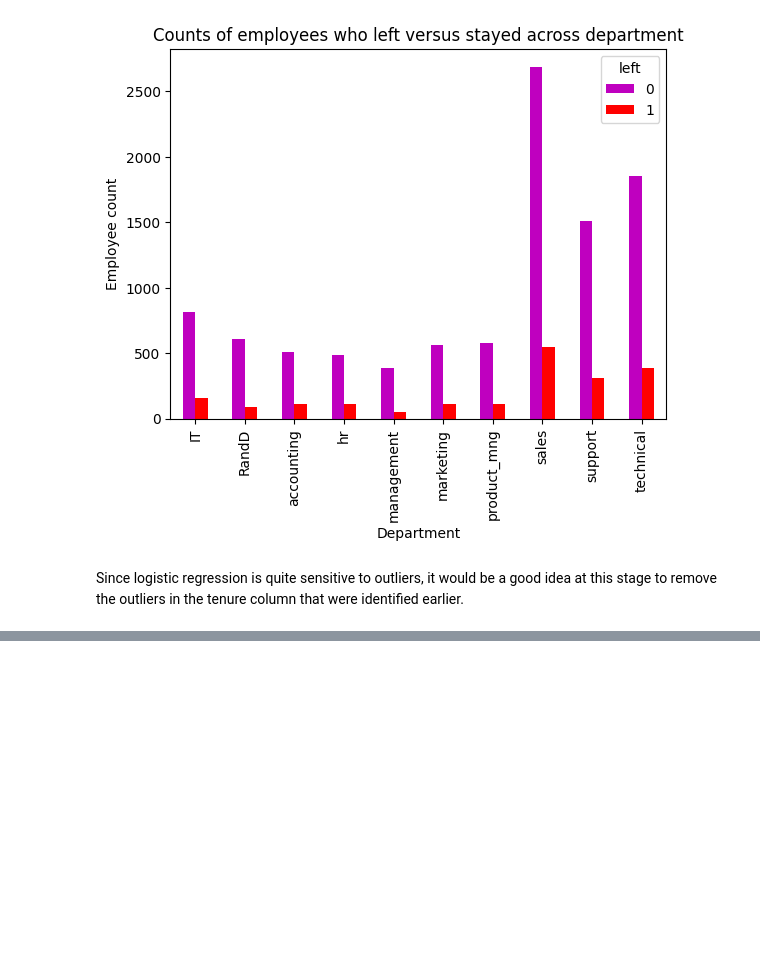
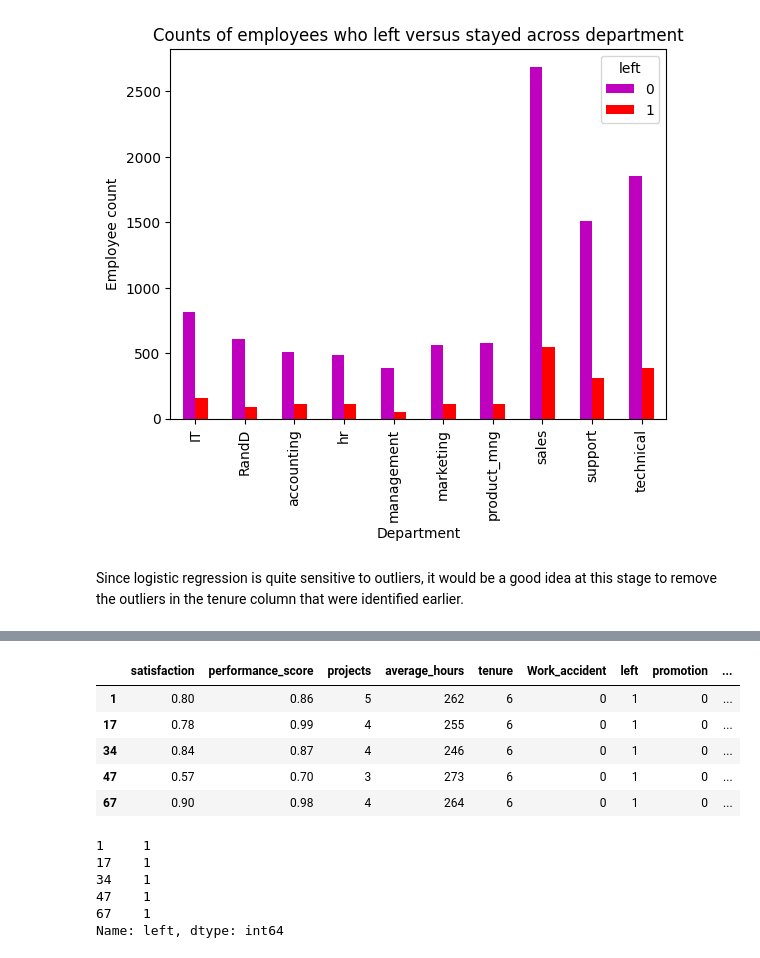
Before and after one commit to ajeronimoguerra/Case-Study-in-R---Amazon-BestBookselling-09-22, a Jupyter notebook: high-employee-turnover-rate.ipynb, the cells around one changed output, grey strips where cells are left out. Saved outputs shown, nothing was run; the diff lists cells and outputs as text; code cells hidden in the pictures; blank space fills up the shorter version.

```diff
--- a/high-employee-turnover-rate.ipynb
+++ b/high-employee-turnover-rate.ipynb
@@ -120,17 +120,35 @@ Based on the data, we can explore the following relationships and hypotheses:
 # %% [markdown]
 ### Import packages
 # %%
+# For data manipulation
+import numpy as np
 import pandas as pd
-import numpy as np
+
+# For data visualization
 import matplotlib.pyplot as plt
 import seaborn as sns
-from sklearn.model_selection import train_test_split
-from sklearn.preprocessing import LabelEncoder
+
+# For displaying all of the columns in dataframes
+pd.set_option('display.max_columns', None)
+
+# For data modeling
+from xgboost import XGBClassifier
+from xgboost import XGBRegressor
+from xgboost import plot_importance
+
 from sklearn.linear_model import LogisticRegression
 from sklearn.tree import DecisionTreeClassifier
 from sklearn.ensemble import RandomForestClassifier
-from xgboost import XGBClassifier
-from sklearn.metrics import accuracy_score, precision_score, recall_score, f1_score, roc_auc_score### Load dataset
+
+# For metrics and helpful functions
+from sklearn.model_selection import GridSearchCV, train_test_split
+from sklearn.metrics import accuracy_score, precision_score, recall_score,\
+f1_score, confusion_matrix, ConfusionMatrixDisplay, classification_report
+from sklearn.metrics import roc_auc_score, roc_curve
+from sklearn.tree import plot_tree
+
+# For saving models
+import pickle
 # %% [markdown]
 ### Load dataset
 # %%
@@ -588,6 +613,29 @@ Since logistic regression is quite sensitive to outliers, it would be a good ide
 # %%
-Q1 = df0_no_duplicates['tenure'].quantile(0.25)
-Q3 = df0_no_duplicates['tenure'].quantile(0.75)
+#Outliers can be defined as data points that lie outside of 1.5 times the IQR from the quartiles
+Q1 = df_enc['tenure'].quantile(0.25)
+Q3 = df_enc['tenure'].quantile(0.75)
 IQR = Q3 - Q1
 
-outliers = df0_no_duplicates[(df0_no_duplicates['tenure'] < Q1 - 1.5 * IQR) | (df0_no_duplicates['tenure'] > Q3 + 1.5 * IQR)]
+df_logreg = df_enc[(df_enc['tenure'] < Q1 - 1.5 * IQR) | (df_enc['tenure'] > Q3 + 1.5 * IQR)]
+# Display first few rows of new dataframe
+df_logreg.head()
+# %% [output]
+|  | satisfaction | performance_score | projects | average_hours | tenure | Work_accident | left | promotion | ... |
+| 1 | 0.80 | 0.86 | 5 | 262 | 6 | 0 | 1 | 0 | ... |
+| 17 | 0.78 | 0.99 | 4 | 255 | 6 | 0 | 1 | 0 | ... |
+| 34 | 0.84 | 0.87 | 4 | 246 | 6 | 0 | 1 | 0 | ... |
+| 47 | 0.57 | 0.70 | 3 | 273 | 6 | 0 | 1 | 0 | ... |
+| 67 | 0.90 | 0.98 | 4 | 264 | 6 | 0 | 1 | 0 | ... |
+# %%
+# Isolate the outcome variable
+y = df_logreg['left']
+
+# Display first few rows of the outcome variable
+y.head()
+# %% [output]
+1     1
+17    1
+34    1
+47    1
+67    1
+Name: left, dtype: int64
```
Also changed, not shown: parts of 41 cells of this notebook.
